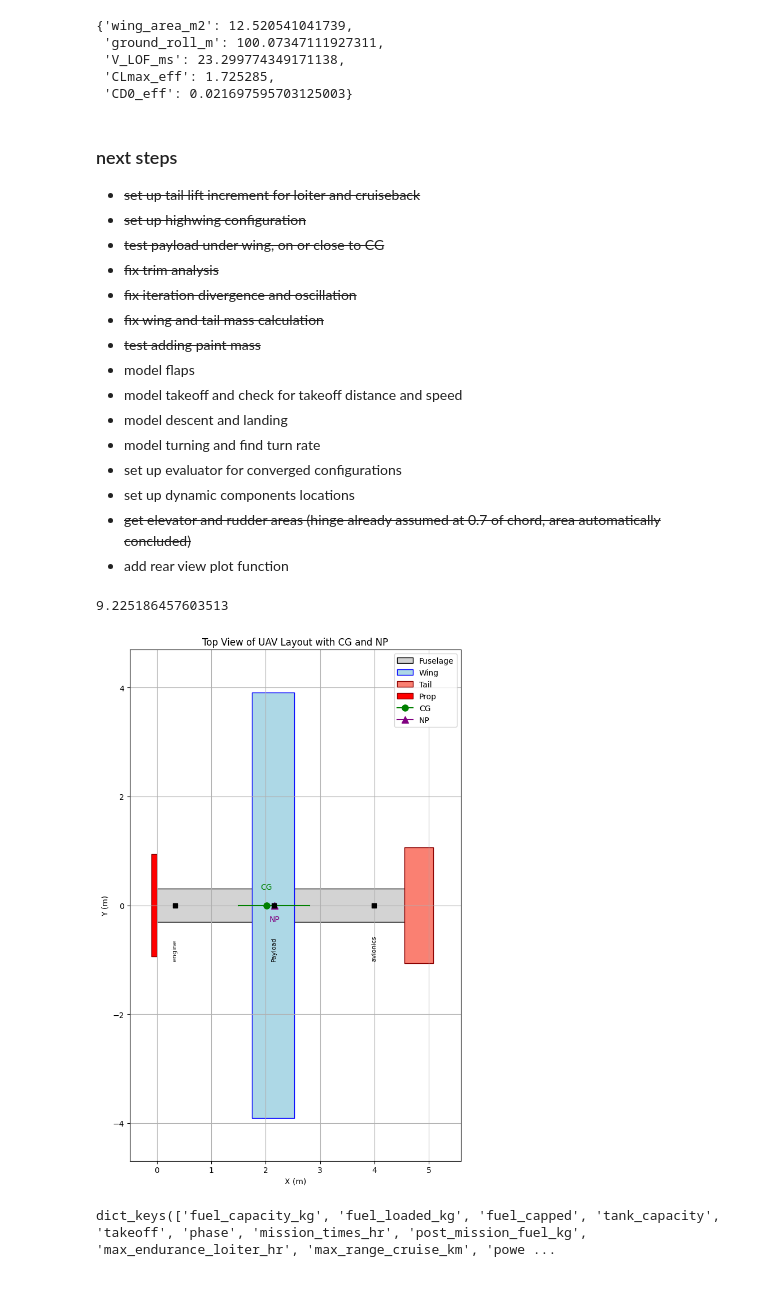
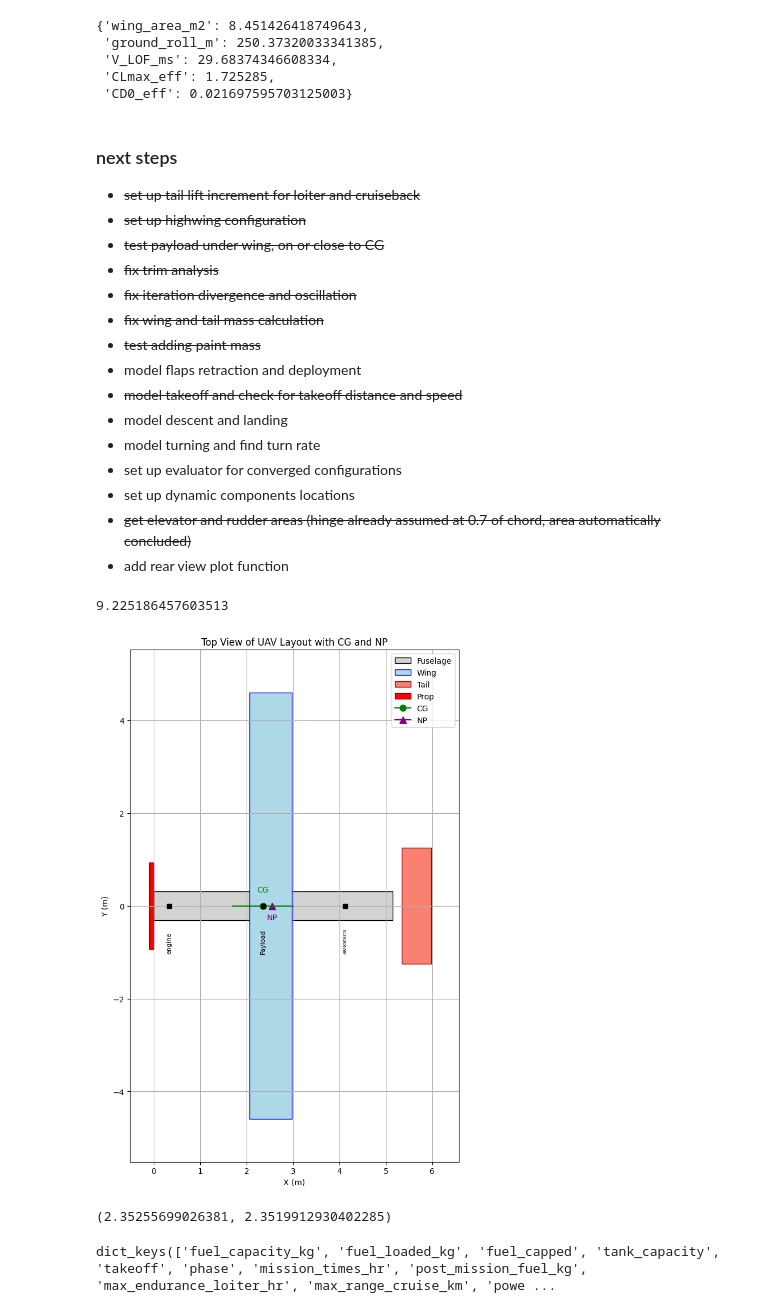
Before and after one commit to staticpwn/UAV, a Jupyter notebook: uav_design_2.ipynb, the cells around one changed output. Saved outputs shown, nothing was run; the diff lists cells and outputs as text; code cells hidden in the pictures.

```diff
--- a/uav_design_2.ipynb
+++ b/uav_design_2.ipynb
@@ -150,7 +150,7 @@ def key_error(curr, prev, key, target_error, eps=1e-9):
 def aitken(x0,x1,x2):
 
     if (x1 - x0)*(x2 - x1) >= 0:
-        return relax(x1, x2, 0.1)
+        return relax(x1, x2, 0.35)
 
     num = (x2-x1)**2
     den = x2- 2*x1 + x0
@@ -303,7 +303,7 @@ def refine_design_from_iterable_constraints(
         # ------------------------------------------
         # 4) COMPONENT POSITIONS (for CG calculation)
         # ------------------------------------------
-        comp_x, comp_z = estimate_component_positions(cur, hard_constraints, assumed_and_set, weights_dict_kg_no_fuel)
+        comp_x, comp_z = estimate_component_positions(cur, hard_constraints, assumed_and_set, weights_dict_kg_no_fuel, internal_payload_x=cur["cruiseout_cg_from_nose_m"])
 
         # ==========================================
         # 5) PHASES (CG → NP → TRIM → DRAG/POWER)
@@ -471,7 +471,7 @@ def refine_design_from_iterable_constraints(
         prev.update(cur)
 
         # print(trim_b)
-        print(cur["wing_area_m2"])
+        # print(cur["wing_area_m2"])
 
         if all(err < target_error for err in rel_err.values()):
             if cur["required_fuel_volume_m3"] > cur["space_available_for_fuel_m3"]:
@@ -480,13 +480,13 @@ def refine_design_from_iterable_constraints(
                 print(f"Converged in {i+1} iterations.")
 
 
-            return cur
+            return cur, comp_x
 
     worst_key = max(rel_err, key=rel_err.get)
     worst_val = rel_err[worst_key]
     print(f"Completed iterations without convergence. Max error: {worst_val} in {worst_key}")
 
-    return cur
+    return cur, comp_x
 # %%
 
 assumed_and_set = {
@@ -506,7 +506,7 @@ assumed_and_set = {
     "tail_mass_cg_from_le_coeff": 0.35,
     "ht_downwash_efficiency_coeff": 0.3,
     # "fuselage_length_mac_coeff": 5, # dimensionless
-    "wing_le_position_fuselage_length_coeff": 0.35, # dimensionless
+    "wing_le_position_fuselage_length_coeff": 0.25, # dimensionless
     # Configuration
     "fuel_density_kgL": 0.74,
     "gfrp_thickness_m": 0.0015, # meters
@@ -539,12 +539,12 @@ assumed_and_set = {
     }
 
 hard_constraints = {
-    "wing_payload_mass" : 100, # kg
-    "internal_payload_mass": 100, #kg
+    "wing_payload_mass" : 0, # kg
+    "internal_payload_mass": 0, #kg
     "internal_payload_length": 1.3, # meter
     "target_station_distance_km": 200,
-    "loiter_time": 3, # hours
-    "takeoff_distance_max_m": 200, # dirt road
+    "loiter_time": 8, # hours
+    "takeoff_distance_max_m": 250, # dirt road
     "climb_time_min": 13, # minutes
     "cruise_altitude_m": 3000,
     "stall_speed_kmh": 100,
@@ -618,7 +618,7 @@ iterable_constraints = {
  'cruiseout_Cl_r': 0.0,
  'cruiseout_Re_vt': 1731339.573194583,
  'cruiseout_time': 0.6666666666666666,
- ''
+
 
  'loiter_speed_kmh': 180,
  'loiter_mass_kg': 320,
@@ -644,7 +644,11 @@ iterable_constraints = {
  'loiter_Cl_r': 0.0,
  'loiter_Re_vt': 1731339.573194583,
  'calculated_loiter_time': 0.5945603349609245,
-
+ 'loiter_bank_deg': 20,
+ 'max_bank_deg': 40,
+ 'loiter_load_factor': 1.8,
+ 'loiter_turn_radius_m': 150,
+ 'min_turn_radius_m': 80,
 
  'cruiseback_speed_kmh': 250,
  'cruiseback_mass_kg': 270,
@@ -671,14 +675,16 @@ iterable_constraints = {
  'cruiseback_Re_vt': 1500494.2967686383,
  'cruiseback_time': 0.7692307692307693,
 
+ 'takeoff_CLmax_eff': 1.7,
  'takeoff_cd': 0.05,
  'takeoff_cl_tail_required': -0.2,
  'takeoff_delta_elevator_deg': -3,
  'takeoff_rpm': 4000,
  'takeoff_power_kw': 55,
  'takeoff_duration_s': 15,
+ 'takeoff_angle_of_attack_deg': 15,
 
-
+ 'climb_speed_kmh': 150,
  'climb_cd' : 0.05,
  'climb_cl_tail_required': -0.1,
  'climb_delta_elevator_deg': -1.5,
@@ -686,11 +692,13 @@ iterable_constraints = {
  'climb_power_kw': 45,
  'climb_time_to_altitude_min': 13,
  'climb_rate_mps': 4,
+ 'climb_angle_of_attack_deg': 14,
+ 'climb_flap_retract_alt_m': 300,
 
  }
 
 
-predrop = refine_design_from_iterable_constraints(
+predrop, x_positions = refine_design_from_iterable_constraints(
     hard_constraints,
     assumed_and_set,
     weights_dict_kg_no_fuel,
@@ -792,9 +782,9 @@ wing_area_from_takeoff_distance(
     max_iter=40, tol=0.5
 )
 # %% [output]
-{'wing_area_m2': 12.520541041739,
- 'ground_roll_m': 100.07347111927311,
- 'V_LOF_ms': 23.299774349171138,
+{'wing_area_m2': 8.451426418749643,
+ 'ground_roll_m': 250.37320033341385,
+ 'V_LOF_ms': 29.68374346608334,
  'CLmax_eff': 1.725285,
  'CD0_eff': 0.021697595703125003}
 # %% [markdown]
@@ -807,8 +797,8 @@ wing_area_from_takeoff_distance(
 - <s>fix iteration divergence and oscillation</s>
 - <s>fix wing and tail mass calculation</s>
 - <s>test adding paint mass</s>
-- model flaps
-- model takeoff and check for takeoff distance and speed
+- model flaps retraction and deployment
+- <s>model takeoff and check for takeoff distance and speed</s>
 - model descent and landing
 - model turning and find turn rate
 - set up evaluator for converged configurations
@@ -921,32 +911,36 @@ def plot_uav_top_view(fuselage_length, fuselage_width,
 # %%
 
 
-components, components_z = estimate_component_positions(predrop, hard_constraints, assumed_and_set, weights_dict_kg_no_fuel)
-
+# components, components_z = estimate_component_positions(predrop, hard_constraints, assumed_and_set, weights_dict_kg_no_fuel)
+components = x_positions
 components = {"engine":components["engine"], "Payload":components["internal_payload"], "avionics":components["avionics"]}#, "wing_payload": components["wing_payload"]}
 
 # components = {}
 
 # h_tail_le_position = predrop["cruiseout_cg_from_nose_m"] + predrop["tail_arm_m"] - 0.25 * predrop["h_tail_chord_m"]
 h_tail_le_position = predrop["wing_le_position_m"] + 0.25* predrop["chord_m"] + predrop["tail_arm_m"] - 0.25 * predrop["h_tail_chord_m"]
 # h_tail_le_position = predrop["x_ht_le_m"]
 # h_tail_le_position = predrop["wing_le_position_m"] + 0.25* predrop["chord_m"] + predrop["tail_arm_m"] - 0.25 * predrop["h_tail_chord_m"]
 
 plot_uav_top_view(
     fuselage_length=predrop["fuselage_body_length_m"],
     fuselage_width=predrop["fuselage_body_width_m"],
     wing_span=predrop["wing_span_m"],
     wing_chord=predrop["chord_m"],
     wing_le_position=predrop["wing_le_position_m"],
     tail_span=predrop["h_tail_span_m"],
     tail_chord=predrop["h_tail_chord_m"],
     tail_le_position=h_tail_le_position,
     components=components,
     cg_position=predrop["cruiseback_cg_from_nose_m"],
     np_position=predrop["neutral_point_m"],
 )
 # %% [output]
-[figure, old version]
+[figure, new version]
+# %%
+predrop["cruiseout_cg_from_nose_m"], x_positions["internal_payload"]
+# %% [output]
+(2.35255699026381, 2.3519912930402285)
 # %%
 baseline_eval = evaluate_fuel_variant_with_to(
     predrop,             # current_values dictionary (cur)
```
Also changed, not shown: parts of 4 cells of this notebook.
